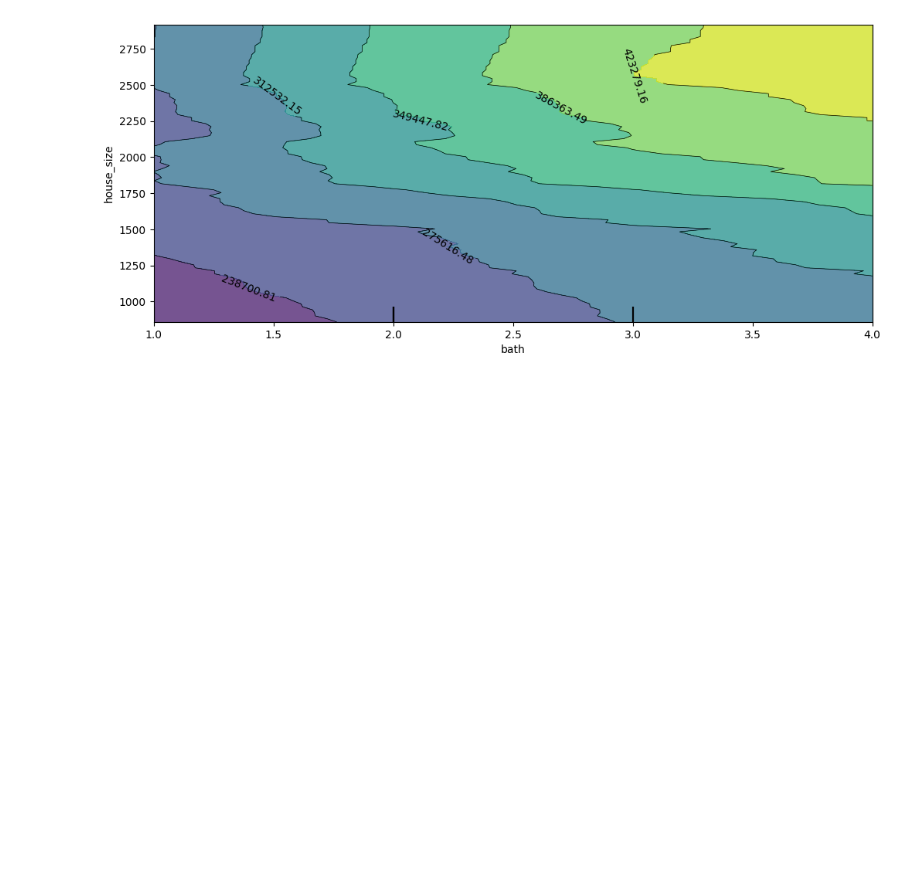
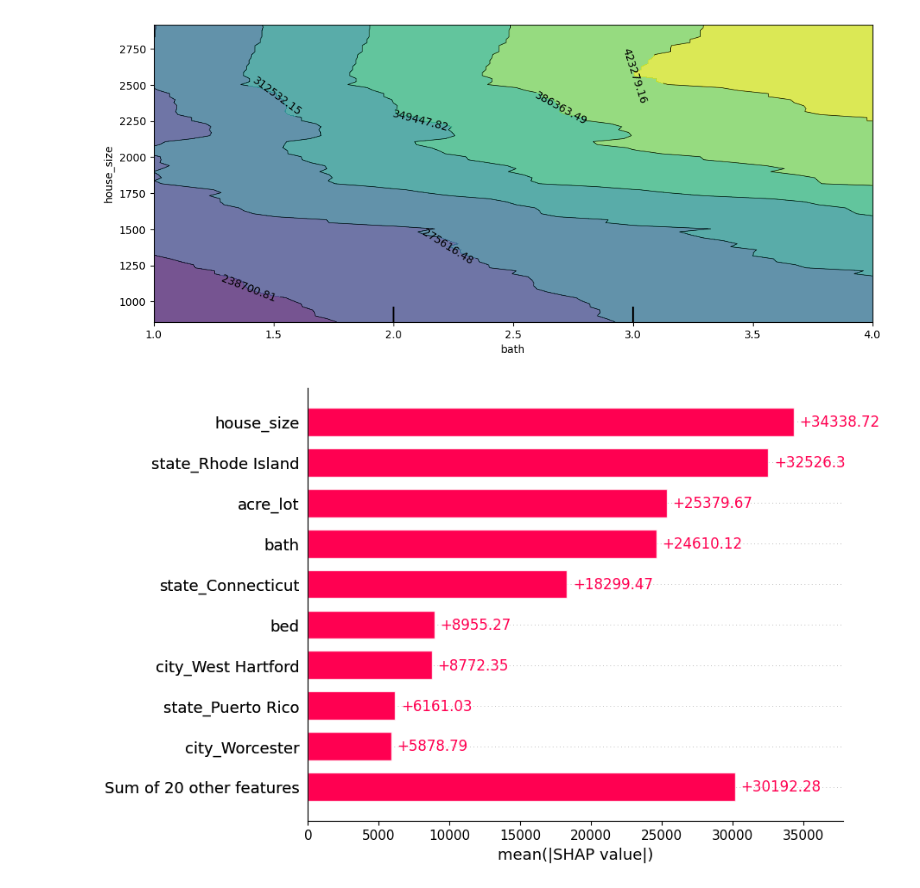
Before and after one commit to antonisgiann/ml_with_scikit-learn, a Jupyter notebook: Regression/usa-real-estate-dataset/notebook.ipynb, the cells around one changed output. Cells and saved outputs as stored; diff of their text form; code cells hidden in the pictures; blank space fills up the shorter version.

```diff
--- a/Regression/usa-real-estate-dataset/notebook.ipynb
+++ b/Regression/usa-real-estate-dataset/notebook.ipynb
@@ -702,8 +702,6 @@ Shape before: (1528, 7)
 Shape after: (1519, 7)
 # %%
 # Permutation importance
-catboost_opt = CatBoostRegressor(verbose=0, random_state=0)
-catboost_opt.set_params(**opt.best_params_)
 catboost_opt.fit(X_train_dropna_oh, y_train_dropna)
 
 perm = PermutationImportance(catboost_opt, random_state=47).fit(X_test_dropna_oh, y_test_dropna)
@@ -748,3 +746,14 @@ disp2 = PartialDependenceDisplay.from_estimator(catboost_opt, X_test_dropna_oh,
 plt.show()
 # %% [output]
 [figure]
+# %%
+# explain the model's predictions using SHAP
+# for c in X_train_proc.select_dtypes("bool"):
+#     X_train_proc[c] = X_train_proc[c].astype("int64")
+explainer = shap.Explainer(catboost_opt)
+shap_values = explainer(X_train_dropna_oh)
+
+# visualize shap values for positive class
+shap.plots.bar(shap_values)
+# %% [output]
+[figure, added]
```
Also changed, not shown: parts of 21 cells of this notebook.
